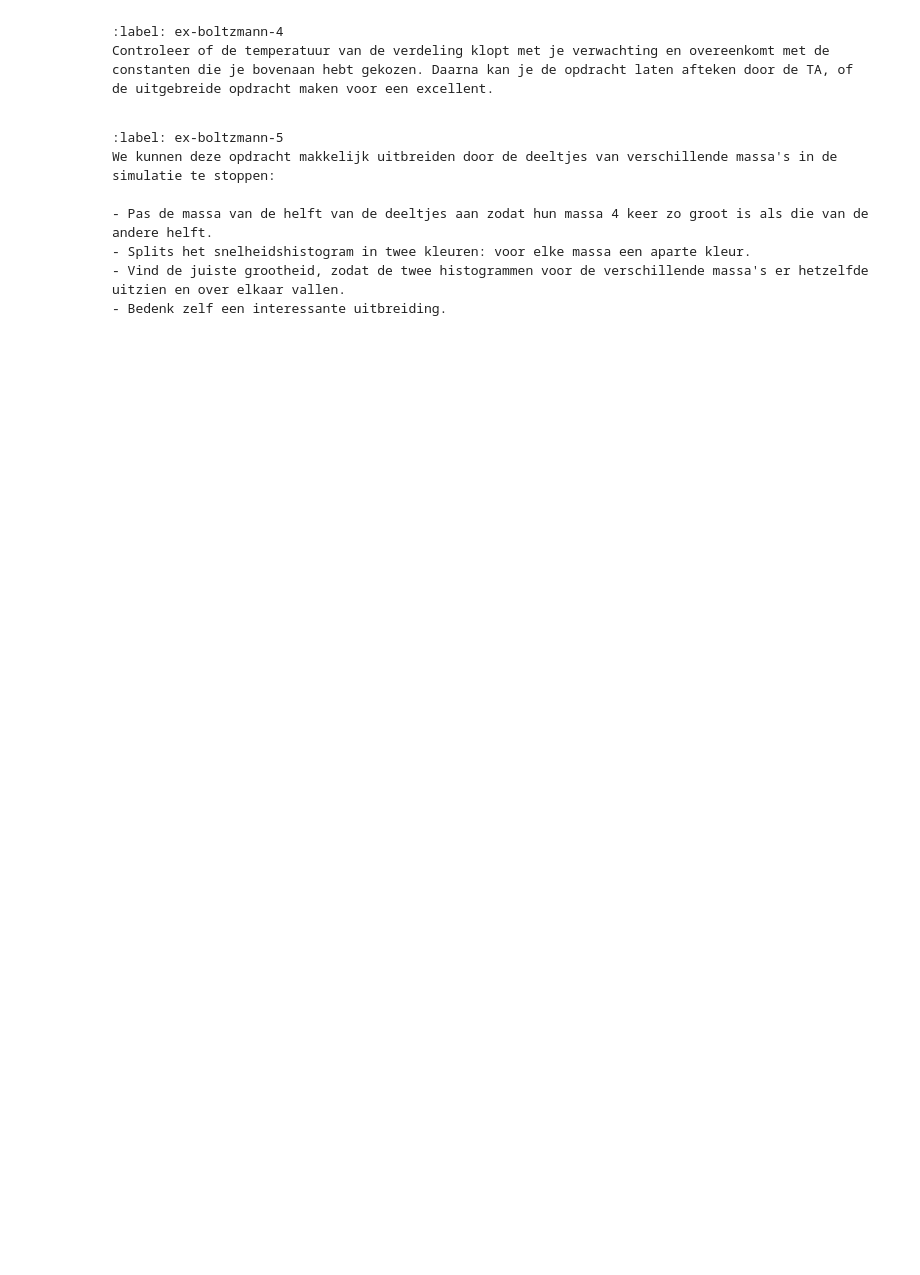
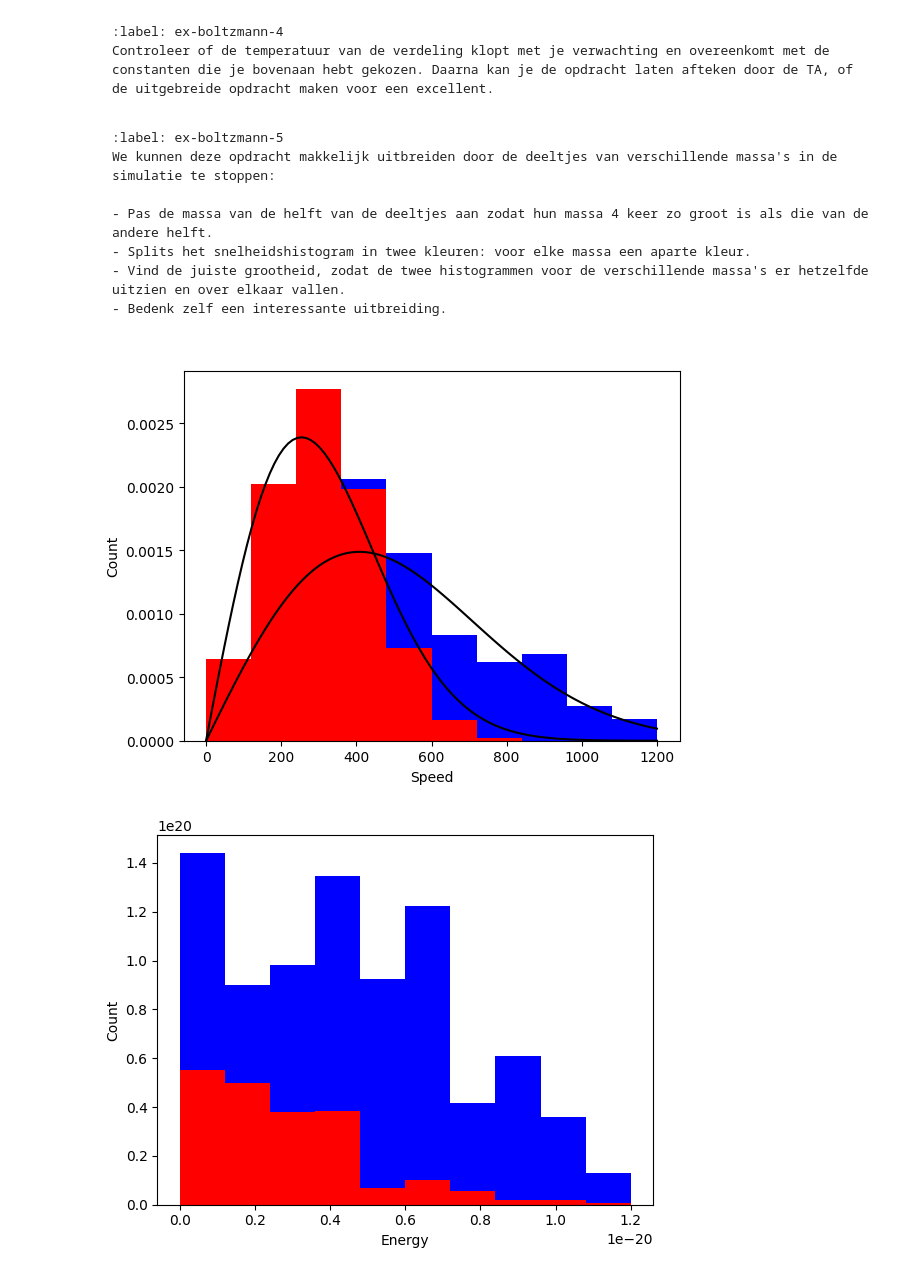
Before and after one commit to srimanp07/SrimanAbel, a Jupyter notebook: Content/PySim/6_boltzmann.ipynb, the cells around one changed output. Saved outputs shown, nothing was run; the diff lists cells and outputs as text; code cells hidden in the pictures; blank space fills up the shorter version.

```diff
--- a/Content/PySim/6_boltzmann.ipynb
+++ b/Content/PySim/6_boltzmann.ipynb
@@ -96,7 +96,7 @@ def create_particles(particles):
         vx = np.random.uniform(-V_0, V_0)
         vy = np.random.choice([-1, 1]) * np.sqrt(V_0**2 - vx**2)
         pos = np.random.uniform(-BOX_SIZE_0/2 + RADIUS, BOX_SIZE_0/2 - RADIUS, 2)
-        particles.append(ParticleClass(m=1.0, v=[vx, vy], r=pos, R=RADIUS))
+        particles.append(ParticleClass(m=5.0e-26, v=[vx, vy], r=pos, R=RADIUS))
 
 def handle_collisions(particles):
     """ alle onderlinge botsingen afhandelen voor deeltjes in lijst """
@@ -366,3 +389,71 @@ We kunnen deze opdracht makkelijk uitbreiden door de deeltjes van verschillende
 - Splits het snelheidshistogram in twee kleuren: voor elke massa een aparte kleur.
 - Vind de juiste grootheid, zodat de twee histogrammen voor de verschillende massa's er hetzelfde uitzien en over elkaar vallen.
 - Bedenk zelf een interessante uitbreiding.
+# %%
+num_bins = 10
+tot_counts_light = np.zeros(num_bins, dtype=float)
+tot_counts_heavy = np.zeros(num_bins, dtype=float)
+tot_counts_light2 = np.zeros(num_bins, dtype=float)
+tot_counts_heavy2 = np.zeros(num_bins, dtype=float)
+def create_particles(particles):
+    """ Leegmaken en opnieuw aanmaken van deeltjes  in lijst """
+    particles.clear()
+    for i in range(N):
+        vx = np.random.uniform(-V_0, V_0)
+        vy = np.random.choice([-1, 1]) * np.sqrt(V_0**2 - vx**2)
+        pos = np.random.uniform(-BOX_SIZE_0/2 + RADIUS, BOX_SIZE_0/2 - RADIUS, 2)
+        if i<N//2:
+            particles.append(ParticleClass(m=5.0e-26, v=[vx, vy], r=pos, R=RADIUS))
+        else:
+            particles.append(ParticleClass(m=4*5.0e-26, v=[vx, vy], r=pos, R=RADIUS))
+
+particles = []
+create_particles(particles)
+for i in range(5000):
+    take_time_step(particles)
+    if i % 250 == 0:
+        speeds_light = [np.linalg.norm(p.v) for p in particles if p.m <= 5.0e-26]
+        speeds_heavy = [np.linalg.norm(p.v) for p in particles if p.m > 5.0e-26]
+        speeds = speeds_light + speeds_heavy
+        energy_light = [0.5 * p.m * np.linalg.norm(p.v)**2 for p in particles if p.m <= 5.0e-26]
+        energy_heavy = [0.5 * p.m * np.linalg.norm(p.v)**2 for p in particles if p.m > 5.0e-26]
+        energy = energy_light + energy_heavy
+        counts_light, bins = np.histogram(speeds_light, bins=num_bins, density='True', range=[0,3*V_0])
+        counts_heavy, _ = np.histogram(speeds_heavy, bins=num_bins, density='True', range=[0,3*V_0])
+        counts_light2, bins2 = np.histogram(energy_light, bins=num_bins, density='True', range=[0,3*0.5*5.0e-26*V_0**2])
+        counts_heavy2, _ = np.histogram(energy_heavy, bins=num_bins, density='True', range=[0,3*0.5*4*5.0e-26*V_0**2])
+        tot_counts_light += counts_light
+        tot_counts_heavy += counts_heavy
+        tot_counts_light2 += counts_light2
+        tot_counts_heavy2 += counts_heavy2
+
+
+norm_counts_light = tot_counts_light / 20
+norm_counts_heavy = tot_counts_heavy / 20
+
+popt_light, cov_light = curve_fit(maxwell_boltzmann, 0.5 * (bins[:-1] + bins[1:]), norm_counts_light, p0=[1e-5])
+popt_heavy, cov_heavy = curve_fit(maxwell_boltzmann, 0.5 * (bins[:-1] + bins[1:]), norm_counts_heavy, p0=[1e-5])
+
+v_fit = np.linspace(0, 3*V_0, 100)
+plt.figure()
+plt.xlabel('Speed')
+plt.ylabel('Count')
+
+plt.stairs(norm_counts_light, bins, fill='True', color='blue')
+plt.stairs(norm_counts_heavy, bins, fill='True', color='red')
+
+plt.plot(v_fit, maxwell_boltzmann(v_fit, *popt_light), 'k-', label='Maxwell-Boltzmann fit light')
+plt.plot(v_fit, maxwell_boltzmann(v_fit, *popt_heavy), 'k-', label='Maxwell-Boltzmann fit heavy')
+plt.show()
+
+plt.figure()
+norm_counts_light2 = tot_counts_light2 / 20
+norm_counts_heavy2 = tot_counts_heavy2 / 20
+plt.xlabel('Energy')
+plt.ylabel('Count')
+plt.stairs(norm_counts_light2, bins2, fill='True', color='blue')
+plt.stairs(norm_counts_heavy2, bins2, fill='True', color='red')
+plt.show()
+# %% [output]
+[figure, added]
+[figure, added]
```
Also changed, not shown: parts of 7 cells of this notebook.
